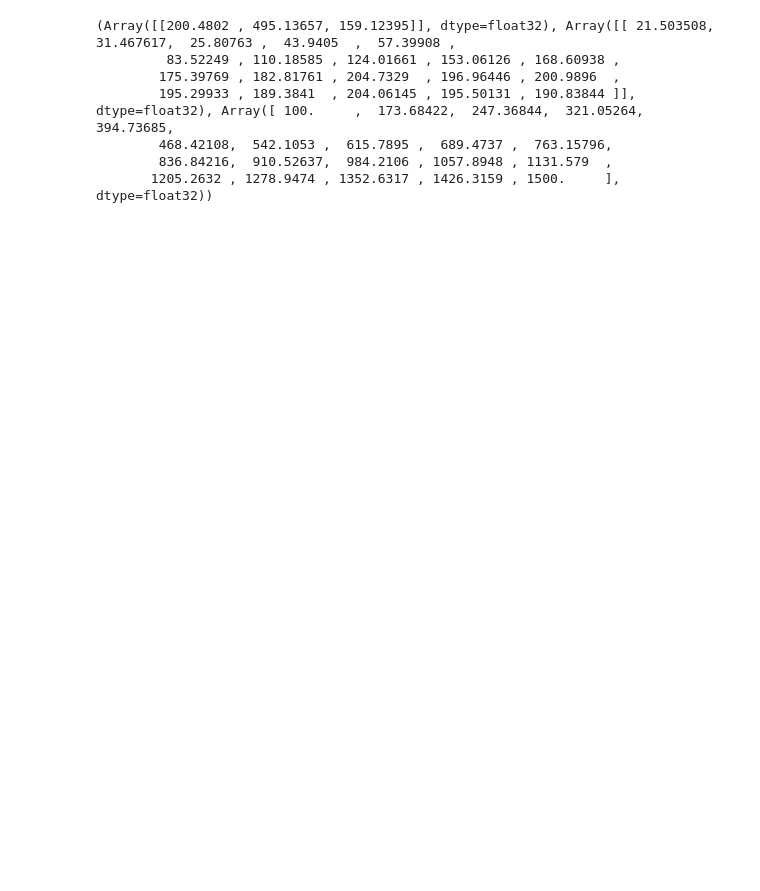
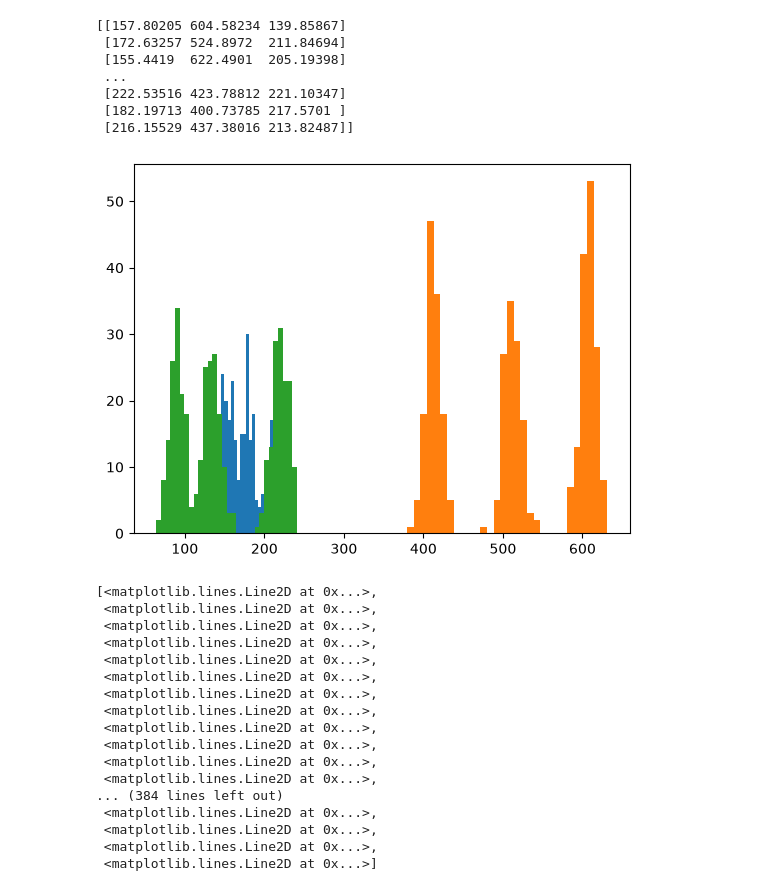
Before and after one commit to pesimachete/fisher-sgd-nlme, a Jupyter notebook: tests.ipynb, the cells around one changed output. Cells and saved outputs as stored; diff of their text form; code cells hidden in the pictures; blank space fills up the shorter version.

```diff
--- a/tests.ipynb
+++ b/tests.ipynb
@@ -20,18 +9,43 @@ An NVIDIA GPU may be present on this machine, but a CUDA-enabled jaxlib is not i
 # %%
 theta0 = model.parametrization.params_to_reals1d(
     asymptotic=200,
     inflexion=500,
     tau=150,
-    cov_latent=jnp.diag(jnp.array([40, 100, 50])),
-    var_residual=100,
+    cov_latent=jnp.diag(jnp.array([100, 100, 100])),
+    var_residual=50,
 )
-simu_data = model.simu_data(theta0, n =1, prng_key=jax.random.PRNGKey(42))
-print(simu_data)
+z,y,t = model.simu_data(theta0, n =400, t = jnp.linspace(50, 1500, 100), prng_key=jax.random.PRNGKey(42))
+
+print(z)
+# plt.plot(t,y.T)
+plt.hist(z[:, 0], bins=30)
+plt.hist(z[:, 1], bins=30)
+plt.hist(z[:, 2], bins=30)
+plt.show()
+plt.plot(t,y.T)
 # %% [output]
-(Array([[200.4802 , 495.13657, 159.12395]], dtype=float32), Array([[ 21.503508,  31.467617,  25.80763 ,  43.9405  ,  57.39908 ,
-         83.52249 , 110.18585 , 124.01661 , 153.06126 , 168.60938 ,
-        175.39769 , 182.81761 , 204.7329  , 196.96446 , 200.9896  ,
-        195.29933 , 189.3841  , 204.06145 , 195.50131 , 190.83844 ]],      dtype=float32), Array([ 100.     ,  173.68422,  247.36844,  321.05264,  394.73685,
-        468.42108,  542.1053 ,  615.7895 ,  689.4737 ,  763.15796,
-        836.84216,  910.52637,  984.2106 , 1057.8948 , 1131.579  ,
-       1205.2632 , 1278.9474 , 1352.6317 , 1426.3159 , 1500.     ],      dtype=float32))
+[[157.80205 604.58234 139.85867]
+ [172.63257 524.8972  211.84694]
+ [155.4419  622.4901  205.19398]
+ ...
+ [222.53516 423.78812 221.10347]
+ [182.19713 400.73785 217.5701 ]
+ [216.15529 437.38016 213.82487]]
+[figure, added]
+[<matplotlib.lines.Line2D at 0x...>,
+ <matplotlib.lines.Line2D at 0x...>,
+ <matplotlib.lines.Line2D at 0x...>,
+ <matplotlib.lines.Line2D at 0x...>,
+ <matplotlib.lines.Line2D at 0x...>,
+ <matplotlib.lines.Line2D at 0x...>,
+ <matplotlib.lines.Line2D at 0x...>,
+ <matplotlib.lines.Line2D at 0x...>,
+ <matplotlib.lines.Line2D at 0x...>,
+ <matplotlib.lines.Line2D at 0x...>,
+ <matplotlib.lines.Line2D at 0x...>,
+ <matplotlib.lines.Line2D at 0x...>,
+... (384 lines left out)
+ <matplotlib.lines.Line2D at 0x...>,
+ <matplotlib.lines.Line2D at 0x...>,
+ <matplotlib.lines.Line2D at 0x...>,
+ <matplotlib.lines.Line2D at 0x...>]
```
Also changed, not shown: parts of 6 cells of this notebook, 10 other files.
